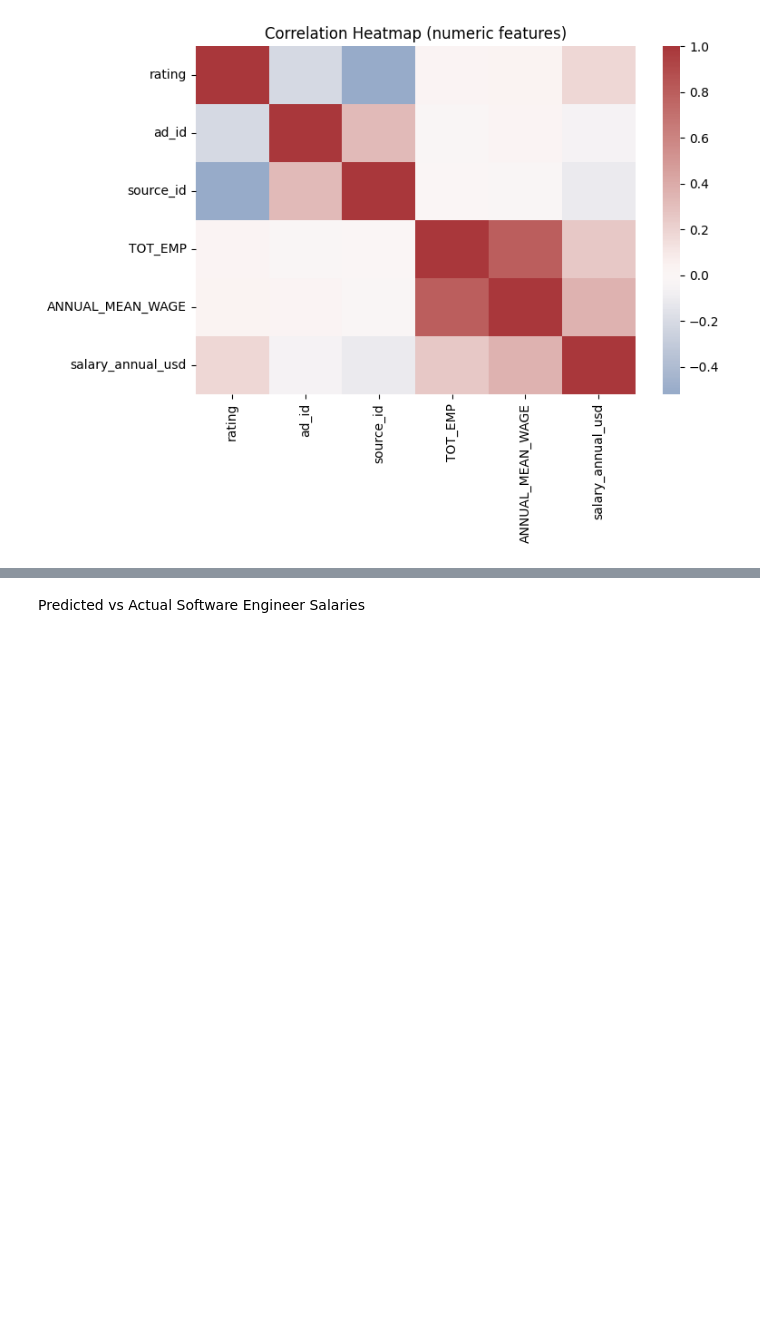
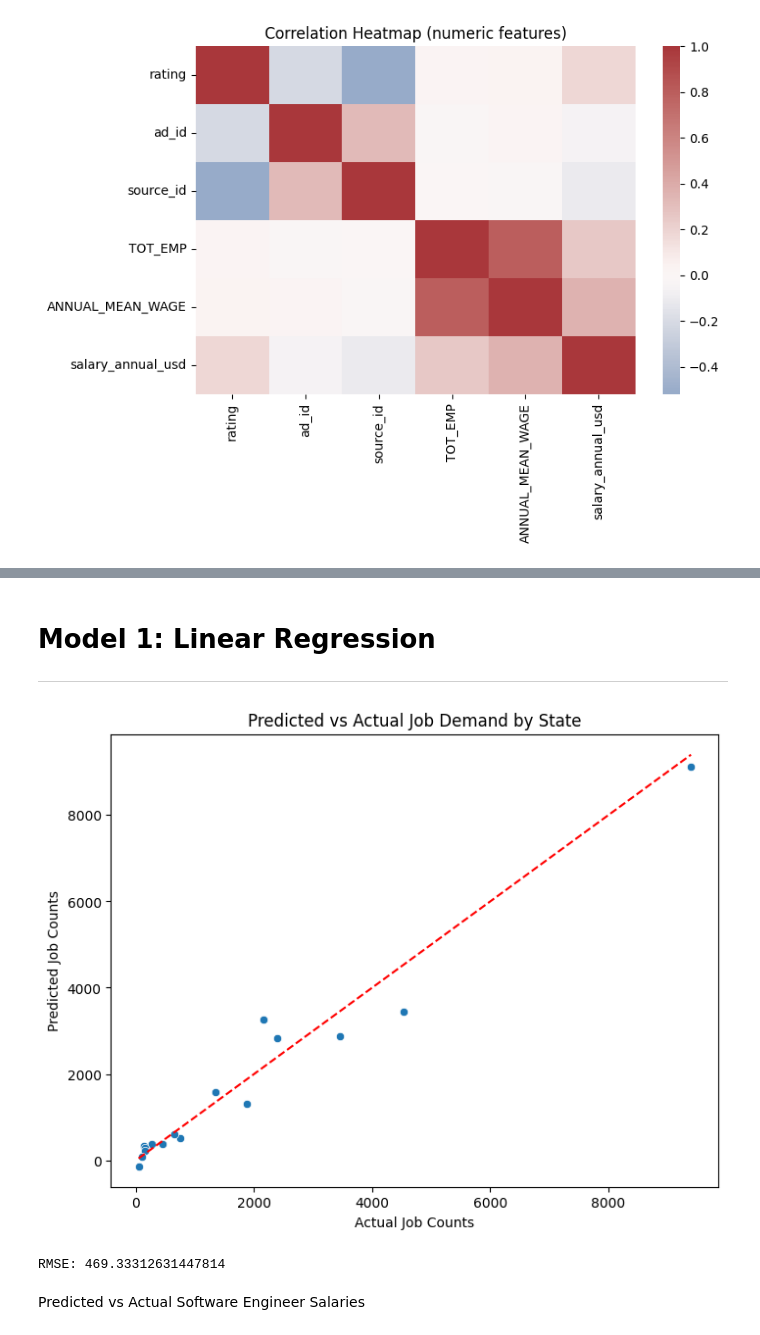
Before and after one commit to khaaidang/CST383-Final-Project, a Jupyter notebook: CST383_Final_Project.ipynb, the cells around one changed output, grey strips where cells are left out. Saved outputs shown, nothing was run; the diff lists cells and outputs as text; code cells hidden in the pictures; blank space fills up the shorter version.

Commit message:
made some models, must fix

```diff
--- a/CST383_Final_Project.ipynb
+++ b/CST383_Final_Project.ipynb
@@ -512,2 +464,34 @@ The first ten correct test set values: [0 1 0 0 0 0 1 0 0 0]
+# %% [markdown]
+# Model 1: Linear Regression
+
+---
+# %%
+X = demand_df[['TOT_EMP', 'ANNUAL_MEAN_WAGE']]
+y = demand_df['job_count']
+
+X_train, X_test, y_train, y_test = train_test_split(X, y, test_size=0.3, random_state=42)
+
+scaler = StandardScaler()
+X_train = scaler.fit_transform(X_train)
+X_test = scaler.transform(X_test)
+
+model1 = LinearRegression()
+model1.fit(X_train, y_train)
+y_pred = model1.predict(X_test)
+
+MSE = mean_squared_error(y_test, y_pred)
+RMSE = np.sqrt(MSE)
+
+sns.scatterplot(x=y_test, y=y_pred)
+plt.plot([y_test.min(), y_test.max()], [y_test.min(), y_test.max()], 'r--')
+plt.xlabel("Actual Job Counts")
+plt.ylabel("Predicted Job Counts")
+plt.title("Predicted vs Actual Job Demand by State")
+plt.show()
+
+print("RMSE:", RMSE)
+# %% [output]
+[figure, added]
+RMSE: 469.33312631447814
 # %% [markdown]
 Predicted vs Actual Software Engineer Salaries
```
Also changed, not shown: parts of 16 cells of this notebook.
